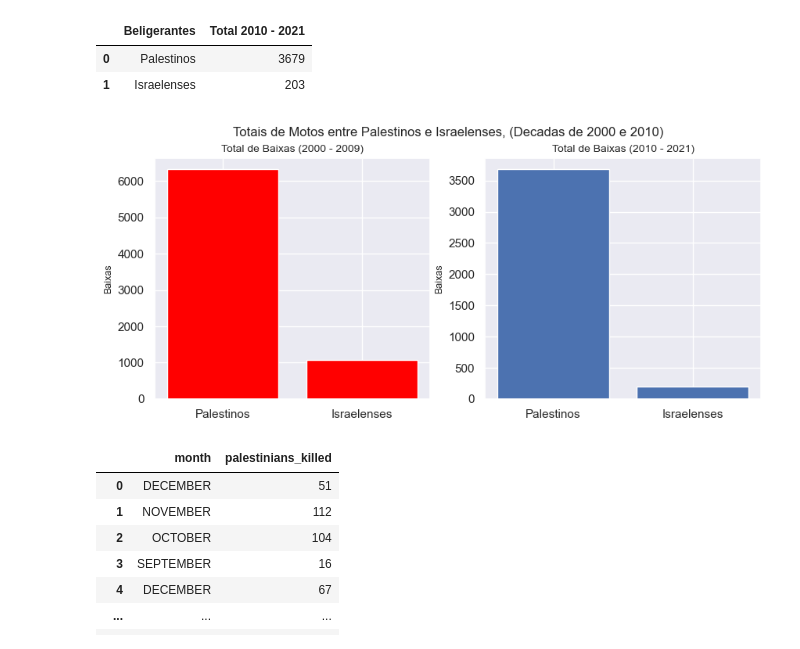
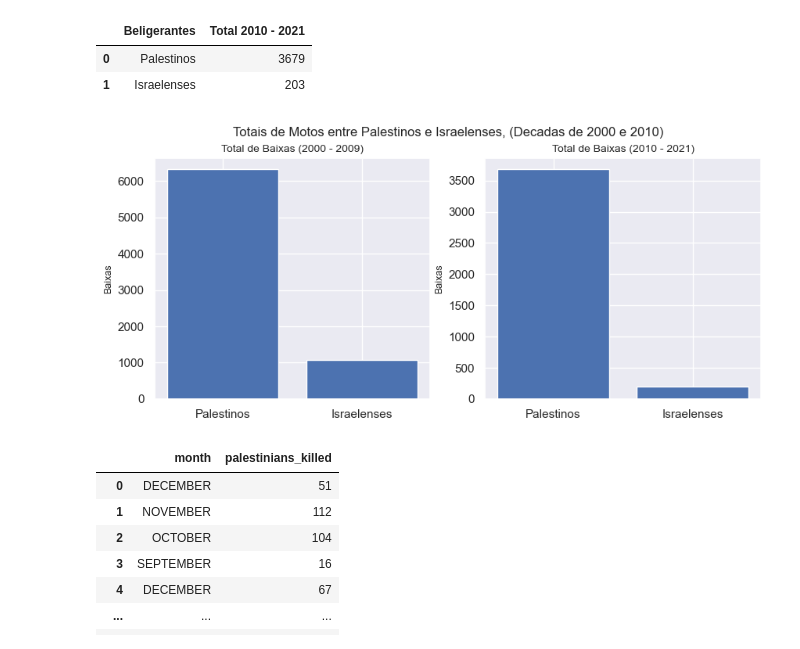
Before and after one commit to henriquecarvalho-maker/Conflito-israelo-palestino, a Jupyter notebook: análise_dos_mortos_e_feridos_no_conflito_entre_palestinos_e_israelitas.ipynb, the cells around one changed output. Drawn from its saved outputs; the diff is of its cells as text; code cells hidden in the pictures.

```diff
--- a/análise_dos_mortos_e_feridos_no_conflito_entre_palestinos_e_israelitas.ipynb
+++ b/análise_dos_mortos_e_feridos_no_conflito_entre_palestinos_e_israelitas.ipynb
@@ -216,14 +228,14 @@ df_data_
 # %%
 fig, ax = plt.subplots(1, 2, figsize=(10, 4))
 fig.suptitle("Totais de Motos entre Palestinos e Israelenses, (Decadas de 2000 e 2010)", fontsize=12)
-ax[0].bar(df_data['Beligerantes'], df_data['Total 2000 - 2009'], color='red')
+ax[0].bar(df_data['Beligerantes'], df_data['Total 2000 - 2009'])
 ax[0].set_title('Total de Baixas (2000 - 2009)', fontsize=10)
 ax[0].set_ylabel('Baixas', fontsize=9)
 ax[1].bar(df_data_['Beligerantes'], df_data_['Total 2010 - 2021'])
 ax[1].set_title('Total de Baixas (2010 - 2021)', fontsize=10)
 ax[1].set_ylabel('Baixas', fontsize=9);
 # %% [output]
-[figure, old version]
+[figure, new version]
 # %%
 dados_[['month', 'palestinians_killed']]
 # %% [output]
```
Also changed, not shown: parts of 7 cells of this notebook.
